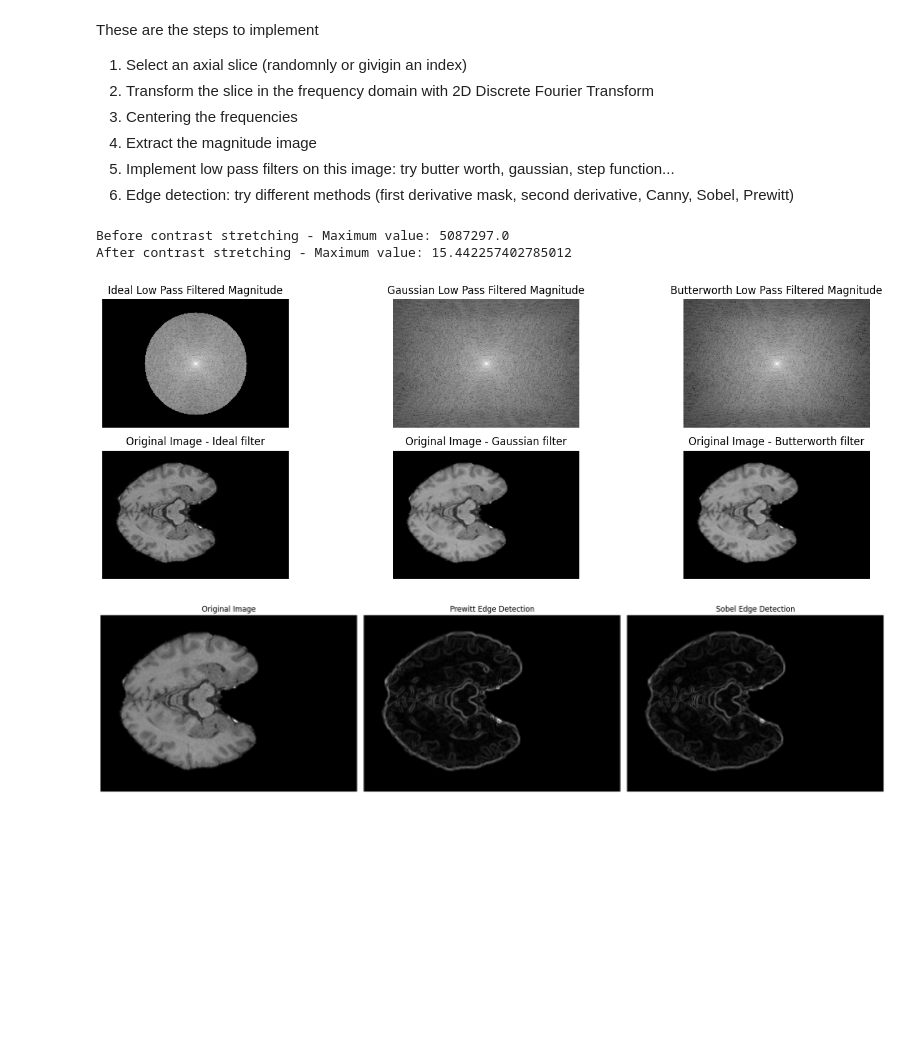
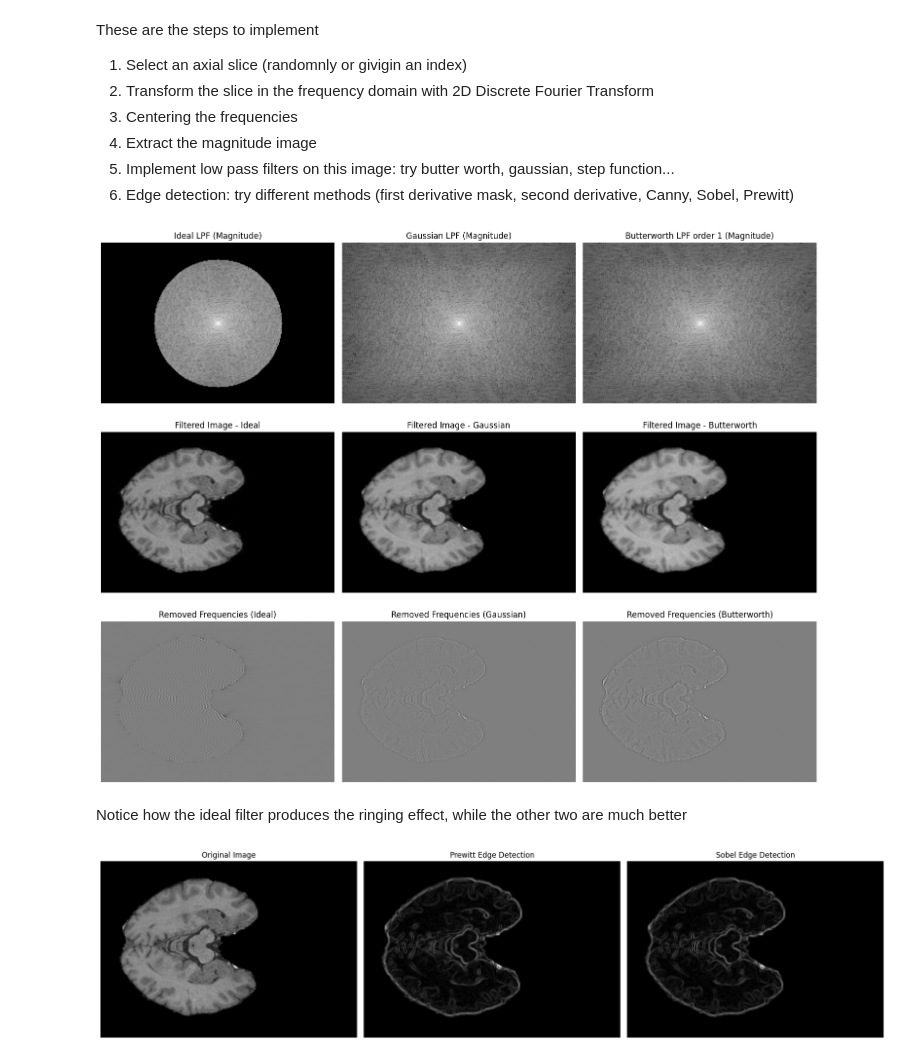
Before and after one commit to tommydelu/MRI-analysis-pipeline, a Jupyter notebook: 1_pre_processing.ipynb, the cells around one changed output. Saved outputs shown, nothing was run; the diff lists cells and outputs as text; code cells hidden in the pictures; blank space fills up the shorter version.

```diff
--- a/1_pre_processing.ipynb
+++ b/1_pre_processing.ipynb
@@ -90,11 +141,11 @@ These are the steps to implement
 6) Edge detection: try different methods (first derivative mask, second derivative, Canny, Sobel, Prewitt)
 # %%
 noisy_slice, _ = getSlice(t1_brain, slice_idx=150, axis='axial')
-ideal_clean, gaussian_clean, butterw_clean = freqLowPassFilter(noisy_slice, 70)
+ideal_clean, gaussian_clean, butterw_clean = freqLowPassFilter(noisy_slice, 70, order=1)
 # %% [output]
-Before contrast stretching - Maximum value: 5087297.0
-After contrast stretching - Maximum value: 15.442257402785012
-[figure, old version]
+[figure, new version]
+# %% [markdown]
+Notice how the ideal filter produces the ringing effect, while the other two are much better
 # %%
 slice_prova, _ = getSlice(t1_brain, slice_idx=150)
 prewitt_edges, sobel_edges = firstDerivativeEdgeDetection(slice_prova)
```
Also changed, not shown: parts of 13 cells of this notebook, 9 other files.
